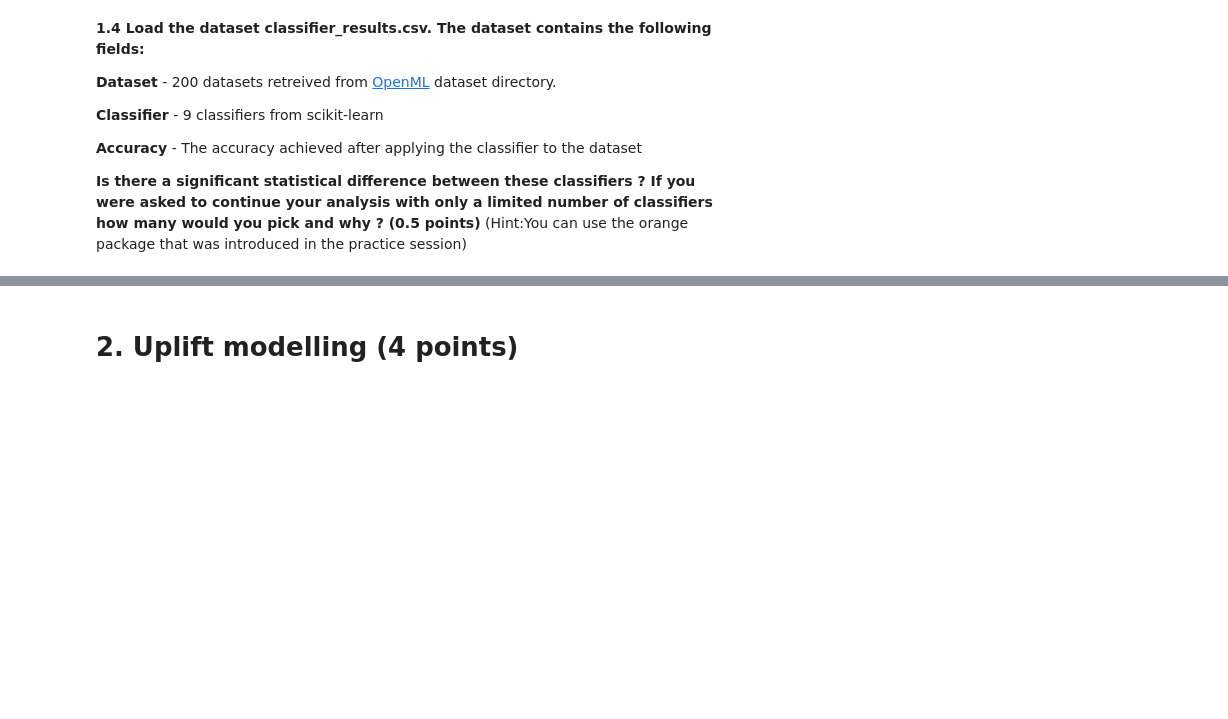
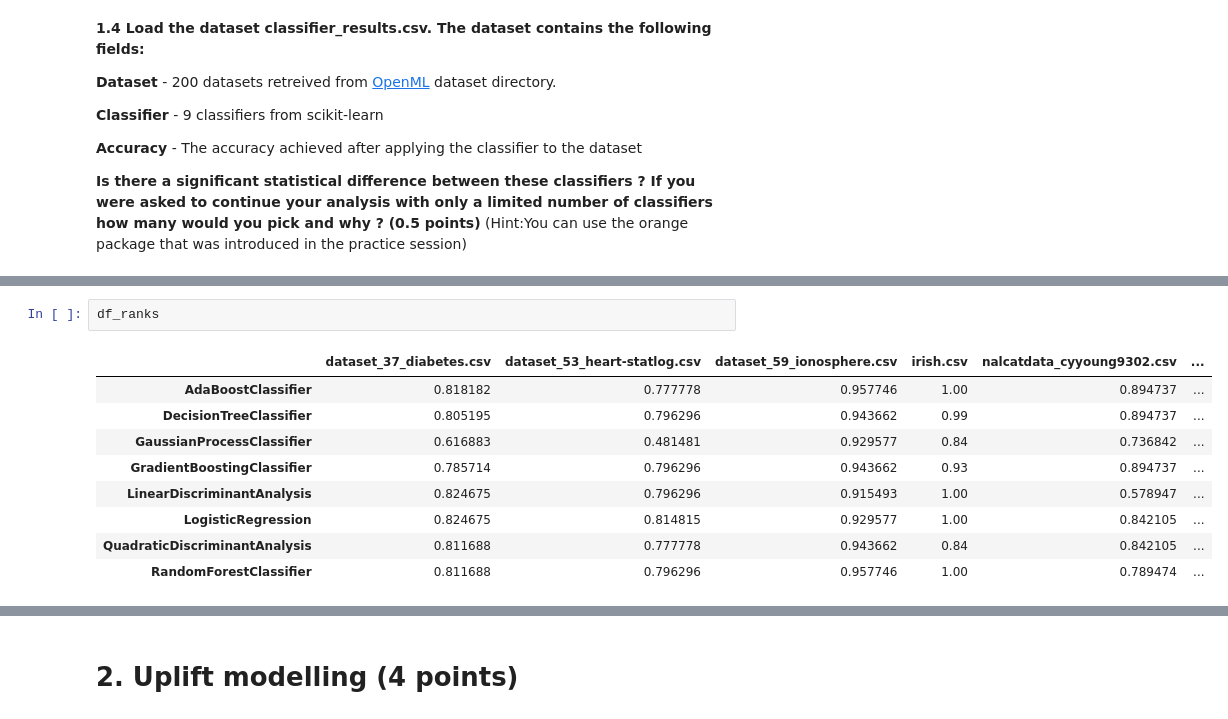
Before and after one commit to enliktjioe/bda2020, a Jupyter notebook: HW5/Homework_05_Enlik_Nga.ipynb, the cells around one changed output, grey strips where cells are left out. Drawn from its saved outputs; the diff is of its cells as text; blank space fills up the shorter version.

```diff
--- a/HW5/Homework_05_Enlik_Nga.ipynb
+++ b/HW5/Homework_05_Enlik_Nga.ipynb
@@ -397,0 +870,12 @@ Pandas doesn't allow columns to be created via a new attribute name - see https:
+# %%
+df_ranks
+# %% [output]
+|  | dataset_37_diabetes.csv | dataset_53_heart-statlog.csv | dataset_59_ionosphere.csv | irish.csv | nalcatdata_cyyoung9302.csv | ... |
+| AdaBoostClassifier | 0.818182 | 0.777778 | 0.957746 | 1.00 | 0.894737 | ... |
+| DecisionTreeClassifier | 0.805195 | 0.796296 | 0.943662 | 0.99 | 0.894737 | ... |
+| GaussianProcessClassifier | 0.616883 | 0.481481 | 0.929577 | 0.84 | 0.736842 | ... |
+| GradientBoostingClassifier | 0.785714 | 0.796296 | 0.943662 | 0.93 | 0.894737 | ... |
+| LinearDiscriminantAnalysis | 0.824675 | 0.796296 | 0.915493 | 1.00 | 0.578947 | ... |
+| LogisticRegression | 0.824675 | 0.814815 | 0.929577 | 1.00 | 0.842105 | ... |
+| QuadraticDiscriminantAnalysis | 0.811688 | 0.777778 | 0.943662 | 0.84 | 0.842105 | ... |
+| RandomForestClassifier | 0.811688 | 0.796296 | 0.957746 | 1.00 | 0.789474 | ... |
```
Also changed, not shown: parts of 34 cells of this notebook, 1 other file.
